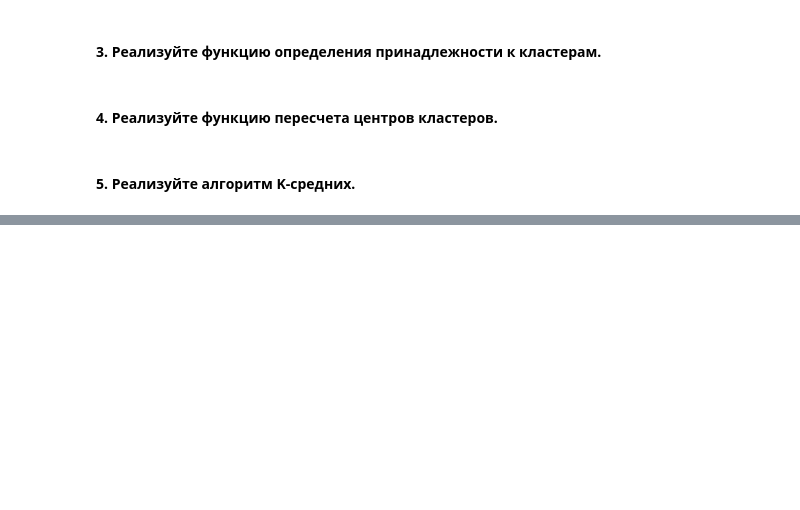
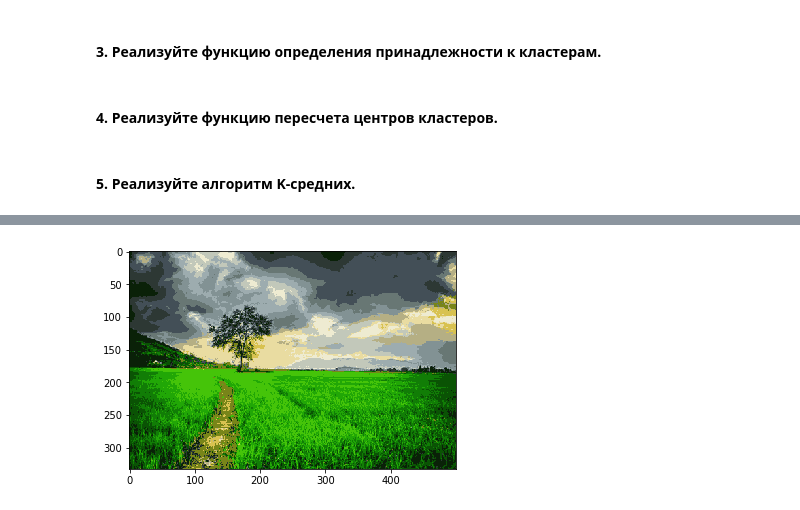
Before and after one commit to Mihlyuk/machine-learning-course, a Jupyter notebook: assignment6.ipynb, the cells around one changed output, grey strips where cells are left out. Cells and saved outputs as stored; diff of their text form; code cells hidden in the pictures; blank space fills up the shorter version.

```diff
--- a/assignment6.ipynb
+++ b/assignment6.ipynb
@@ -96,0 +204,5 @@ ValueError: 'c' argument has 50 elements, which is not acceptable for use with '
+# %%
+plt.imshow(idxToX(idx, centroids).reshape(img_size[0], img_size[1], 3), interpolation='nearest')
+plt.show()
+# %% [output]
+[figure, added]
```
Also changed, not shown: parts of 20 cells of this notebook, 3 other files.
